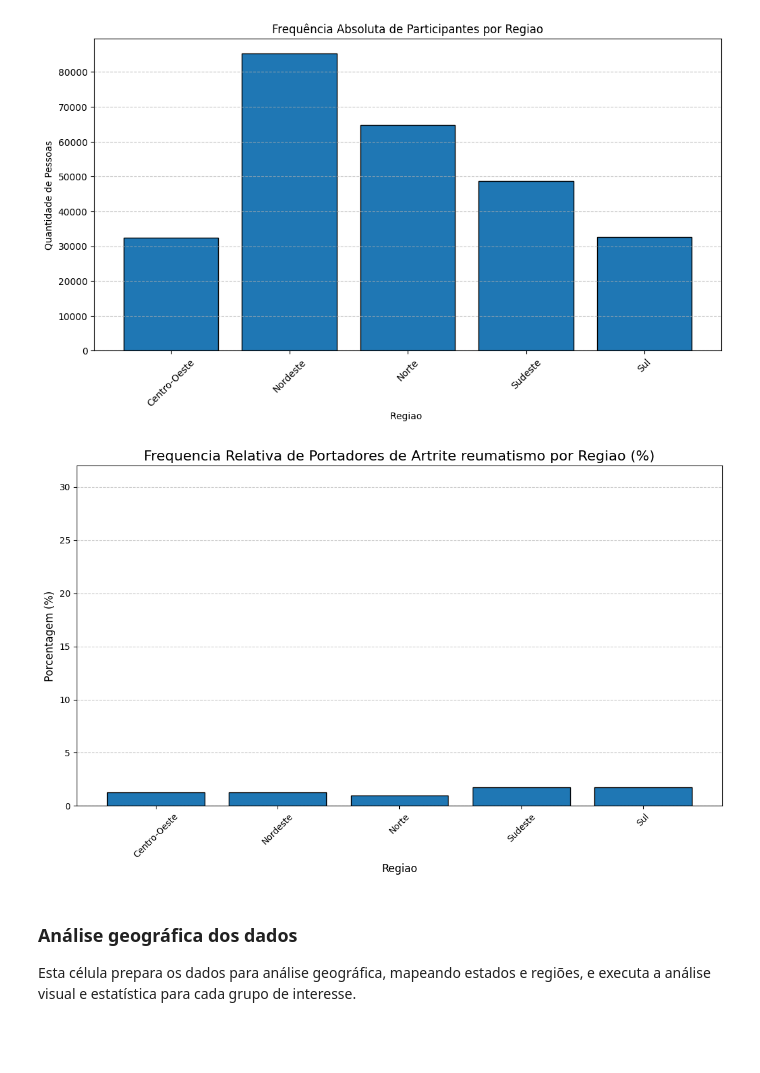
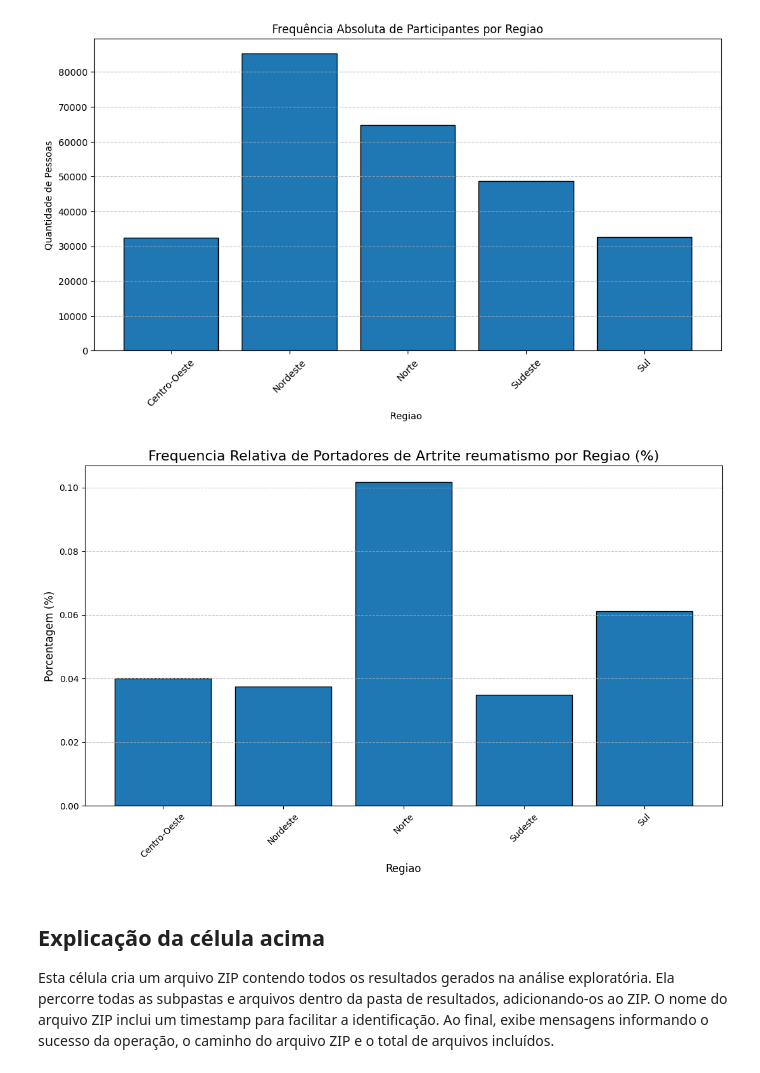
Before and after one commit to pedrinndias/Projeto-PNS-2019, a Jupyter notebook: notebooks/pessoas_saudaveis.ipynb, the cells around one changed output. Saved outputs shown, nothing was run; the diff lists cells and outputs as text; code cells hidden in the pictures; blank space fills up the shorter version.

```diff
--- a/notebooks/pessoas_saudaveis.ipynb
+++ b/notebooks/pessoas_saudaveis.ipynb
@@ -311,20 +384,20 @@ plt.show()
 # %%
 # Calcula e plota a frequência relativa de portadores de artrite/reumatismo por região
 porcentagem_ar_estado = (contagem_ar_regiao / contagem_geral_regiao) * 100
 porcentagem_maior_estado = int(contagem_geral_regiao.max() / contagem_geral_regiao.sum()* 100)
 plt.figure(figsize=(11, 7))
 porcentagem_ar_estado.plot(kind='bar', edgecolor='black', width=0.8)
-plt.ylim(0,porcentagem_maior_estado)
+# plt.ylim(0,porcentagem_maior_estado)
 plt.title('Frequencia Relativa de Portadores de Artrite reumatismo por Regiao (%)', fontsize=16)
 plt.xlabel('Regiao', fontsize=12)
 plt.ylabel('Porcentagem (%)', fontsize=12)
 plt.xticks(rotation=45)
 plt.grid(axis='y', linestyle='--', alpha=0.7)
 plt.tight_layout()
 plt.show()
 # %% [output]
-[figure, old version]
+[figure, new version]
 # %% [markdown]
-### Análise geográfica dos dados
-Esta célula prepara os dados para análise geográfica, mapeando estados e regiões, e executa a análise visual e estatística para cada grupo de interesse.
+## Explicação da célula acima
+Esta célula cria um arquivo ZIP contendo todos os resultados gerados na análise exploratória. Ela percorre todas as subpastas e arquivos dentro da pasta de resultados, adicionando-os ao ZIP. O nome do arquivo ZIP inclui um timestamp para facilitar a identificação. Ao final, exibe mensagens informando o sucesso da operação, o caminho do arquivo ZIP e o total de arquivos incluídos.
 # %%
```
Also changed, not shown: parts of 26 cells of this notebook, 20 other files.
